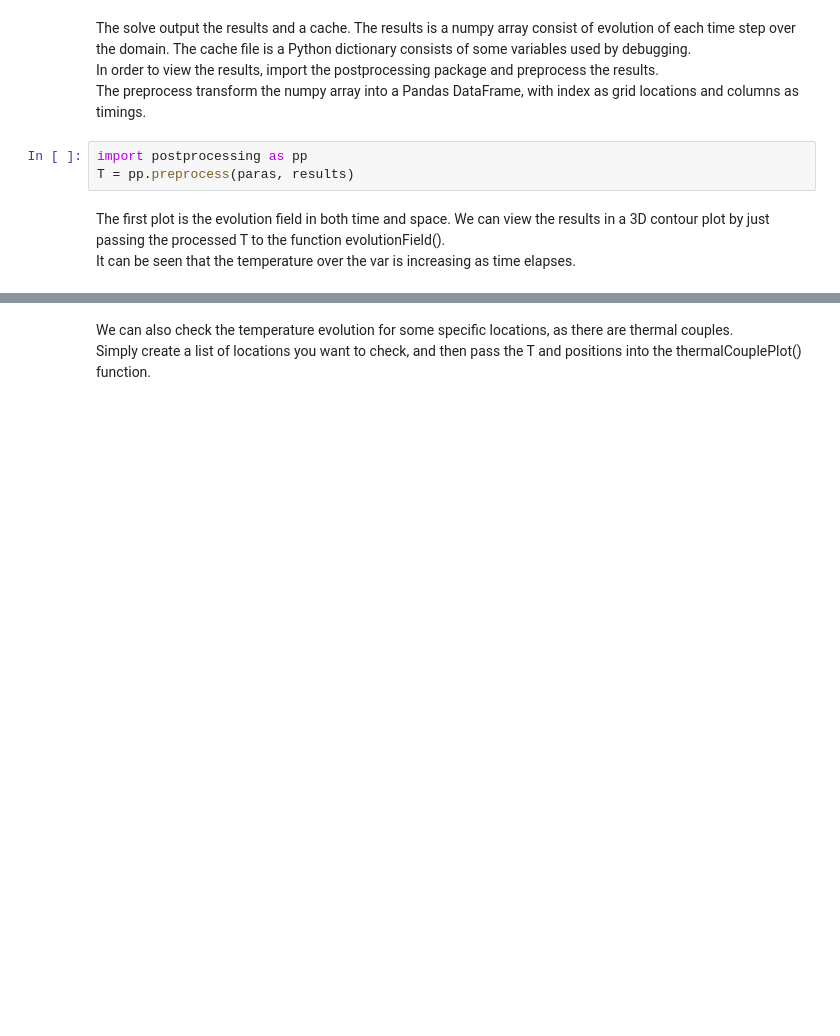
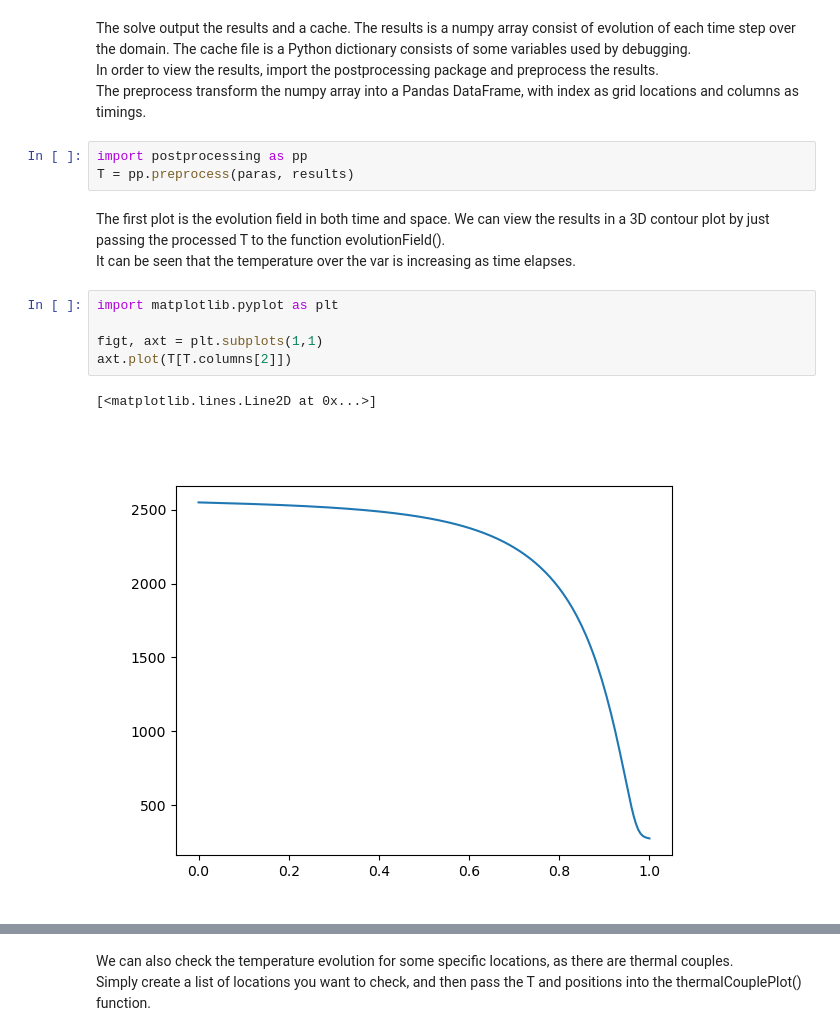
Before and after one commit to Lexmidan/nonloc_heatflux, a Jupyter notebook: PyTorch/demo-1-heating-a-steel-bar.ipynb, the cells around one changed output, grey strips where cells are left out. Saved outputs shown, nothing was run; the diff lists cells and outputs as text; blank space fills up the shorter version.

```diff
--- a/PyTorch/demo-1-heating-a-steel-bar.ipynb
+++ b/PyTorch/demo-1-heating-a-steel-bar.ipynb
@@ -78,4 +195,12 @@ T = pp.preprocess(paras, results)
 # %% [markdown]
 The first plot is the evolution field in both time and space. We can view the results in a 3D contour plot by just passing the processed T to the function evolutionField(). <br>
 It can be seen that the temperature over the var is increasing as time elapses.
+# %%
+import matplotlib.pyplot as plt
+
+figt, axt = plt.subplots(1,1)
+axt.plot(T[T.columns[2]])
+# %% [output]
+[<matplotlib.lines.Line2D at 0x...>]
+[figure, added]
 # %%
```
Also changed, not shown: parts of 6 cells of this notebook, 8 other files.
